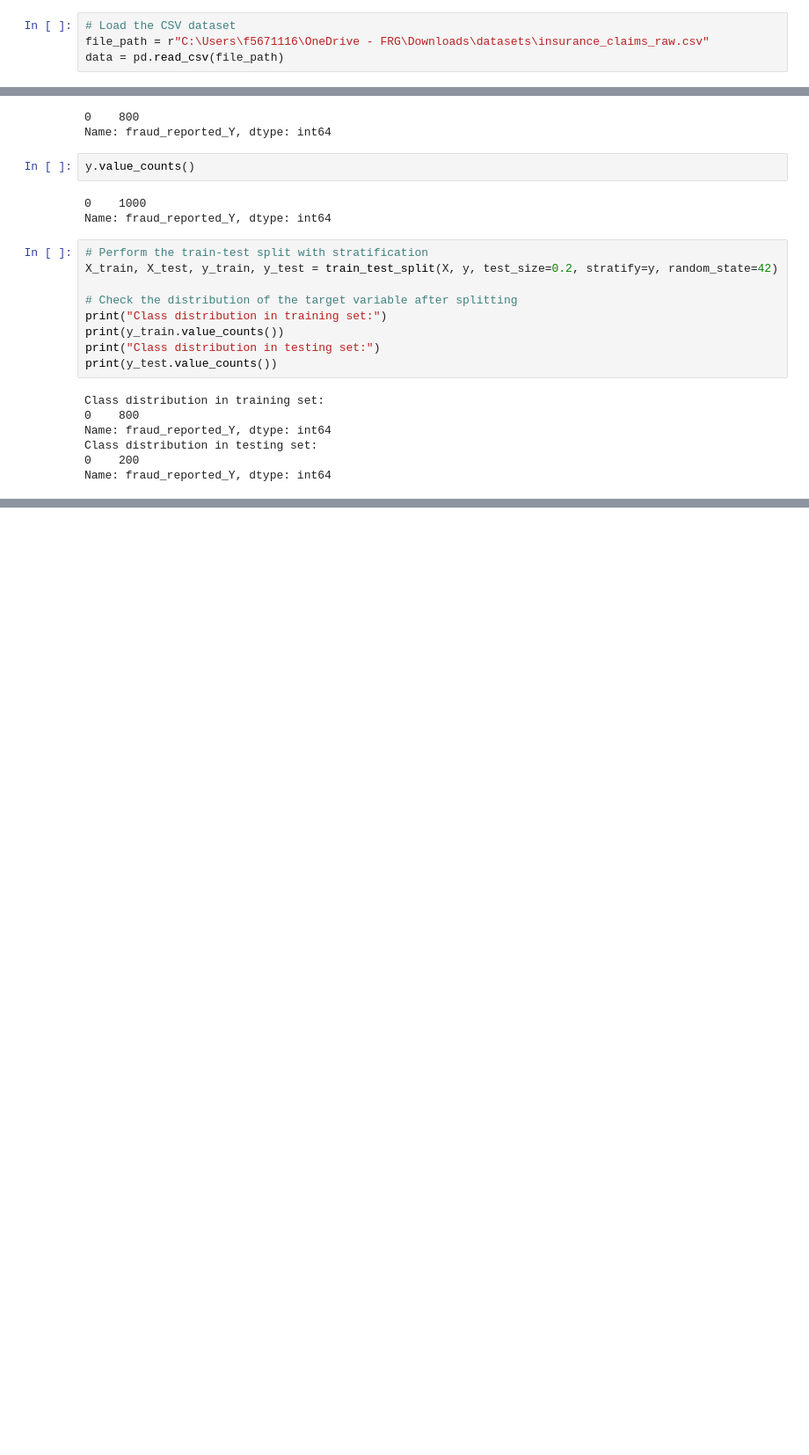
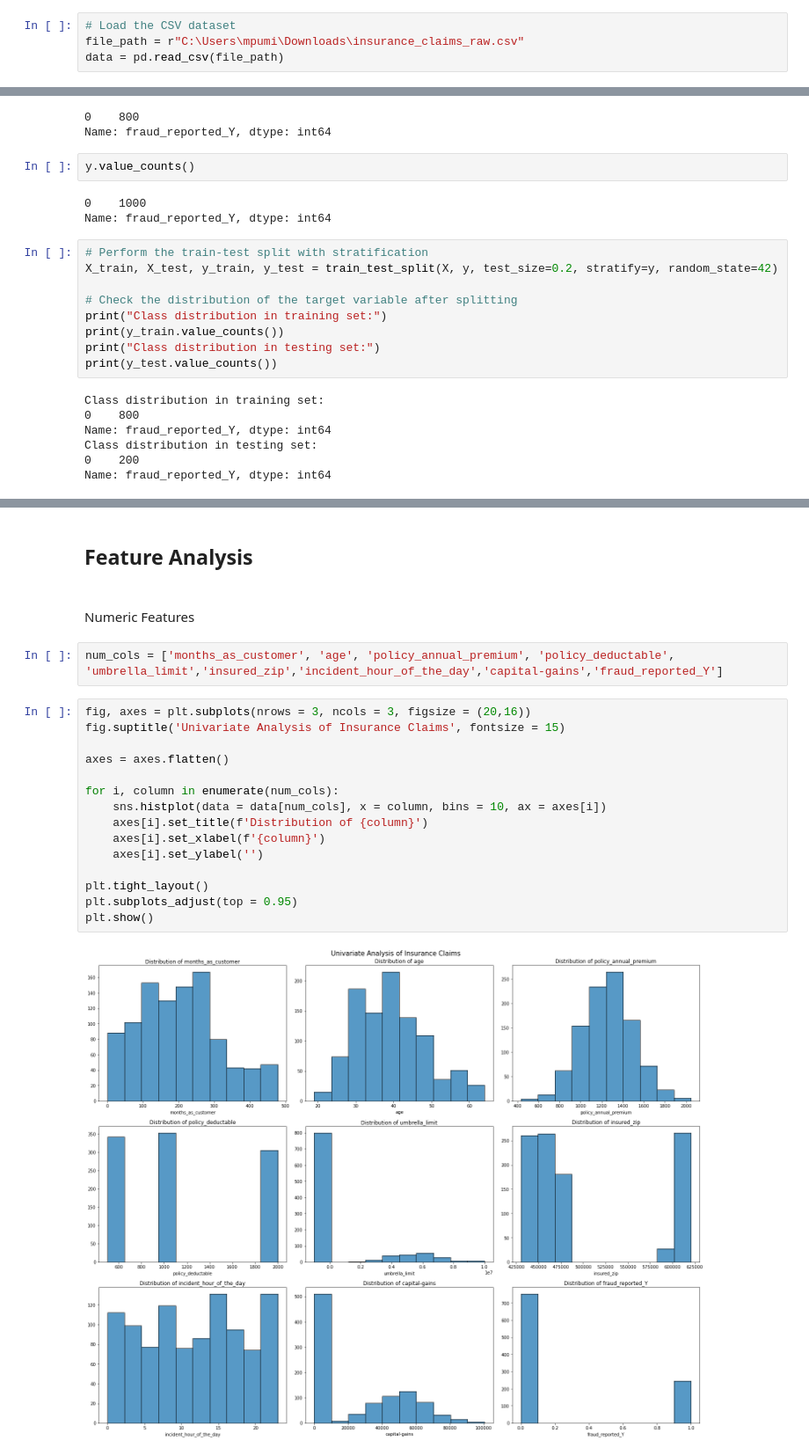
Before and after one commit to nomaguguk/Integrated-Project, a Jupyter notebook: code/Integrated Project Code Final Version.ipynb, the cells around one changed output, grey strips where cells are left out. Shown: that part at 88% size. Cells and saved outputs as stored; diff of their text form; blank space fills up the shorter version.

```diff
--- a/code/Integrated Project Code Final Version.ipynb
+++ b/code/Integrated Project Code Final Version.ipynb
@@ -54,7 +59,7 @@ Requirement already satisfied: et-xmlfile in c:\users\f5671116\appdata\local\ana
 <h2>Load the Data</h2>
 # %%
 # Load the CSV dataset
-file_path = r"C:\Users\f5671116\OneDrive - FRG\Downloads\datasets\insurance_claims_raw.csv"
+file_path = r"C:\Users\mpumi\Downloads\insurance_claims_raw.csv"
 data = pd.read_csv(file_path)
 # %%
 data.head()
@@ -329,0 +342,23 @@ Name: fraud_reported_Y, dtype: int64
+# %% [markdown]
+<h2>Feature Analysis<h2>
+# %% [markdown]
+Numeric Features
+# %%
+num_cols = ['months_as_customer', 'age', 'policy_annual_premium', 'policy_deductable', 'umbrella_limit','insured_zip','incident_hour_of_the_day','capital-gains','fraud_reported_Y']
+# %%
+fig, axes = plt.subplots(nrows = 3, ncols = 3, figsize = (20,16))
+fig.suptitle('Univariate Analysis of Insurance Claims', fontsize = 15)
+
+axes = axes.flatten()
+
+for i, column in enumerate(num_cols):
+    sns.histplot(data = data[num_cols], x = column, bins = 10, ax = axes[i])
+    axes[i].set_title(f'Distribution of {column}')
+    axes[i].set_xlabel(f'{column}')
+    axes[i].set_ylabel('')
+
+plt.tight_layout()
+plt.subplots_adjust(top = 0.95)
+plt.show()
+# %% [output]
+[figure, added]
```
Also changed, not shown: parts of 23 cells of this notebook.
